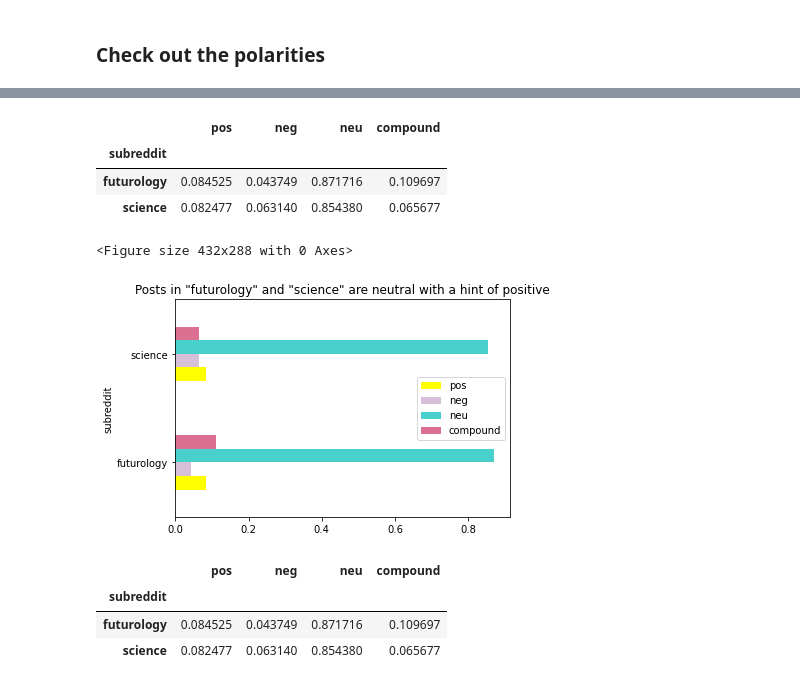
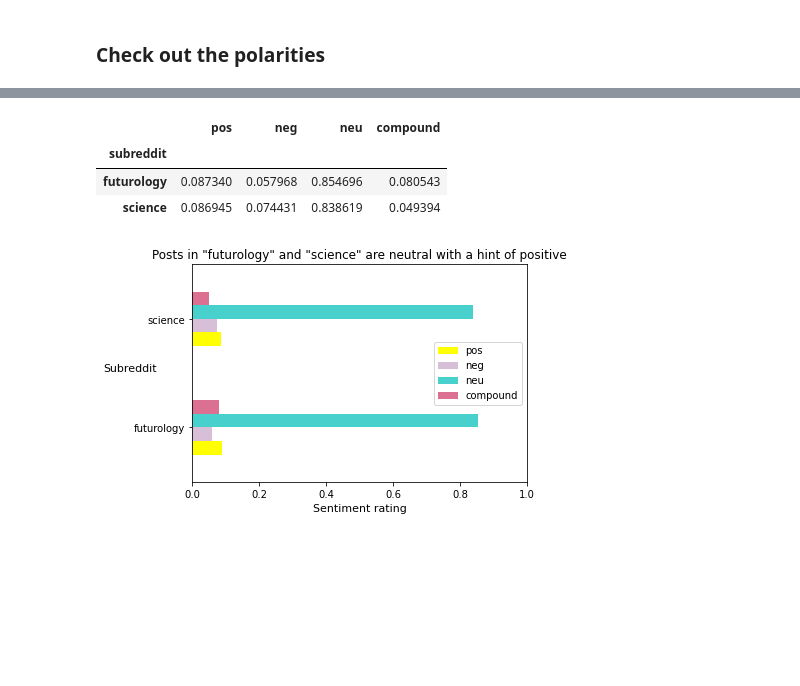
Before and after one commit to abishop17/plausible_utopia_nlp_classification_modeling, a Jupyter notebook: code/Project 3 - #3 of 3 (Sentiment Analysis) - Plausible Utopia -- Classification Modeling on Subreddits.ipynb, the cells around one changed output, grey strips where cells are left out. Saved outputs shown, nothing was run; the diff lists cells and outputs as text; code cells hidden in the pictures; blank space fills up the shorter version.

```diff
--- a/code/Project 3 - #3 of 3 (Sentiment Analysis) - Plausible Utopia -- Classification Modeling on Subreddits.ipynb
+++ b/code/Project 3 - #3 of 3 (Sentiment Analysis) - Plausible Utopia -- Classification Modeling on Subreddits.ipynb
@@ -26,9 +32,12 @@ def printmd(string):
 # %%
 # Read in the data
-subred = pd.read_csv('../data/df_with_both_subs.csv')
+subred = pd.read_csv('../data/cleaned_df_for_sentiment_analysis.csv')
+
+# Show the original shape before dropping columns
+display(subred.shape)
 
 # Keep the columns simple
 subred = subred[['title', 'subreddit']]
 
-display(pd.set_option('display.max_colwidth', 50), subred.head())
+subred.head()
 # %% [output]
@@ -144,25 +156,13 @@ subred_with_sentiment_summary_df
 # %% [output]
 |  | pos | neg | neu | compound |
 | subreddit |  |  |  |  |
-| futurology | 0.084525 | 0.043749 | 0.871716 | 0.109697 |
-| science | 0.082477 | 0.063140 | 0.854380 | 0.065677 |
+| futurology | 0.087340 | 0.057968 | 0.854696 | 0.080543 |
+| science | 0.086945 | 0.074431 | 0.838619 | 0.049394 |
 # %%
-fig = plt.figure()
-
 subred_with_sentiment_summary_df.plot(kind = 'barh', color = ['yellow', 'thistle', 'mediumturquoise', 'palevioletred'])
 plt.title('Posts in "futurology" and "science" are neutral with a hint of positive', size = 12)
-
-fig.savefig('temp.png', transparent=True)
-
-# ref: http://jonathansoma.com/lede/data-studio/matplotlib/changing-the-background-of-a-pandas-matplotlib-graph/
-# ref: https://benalexkeen.com/bar-charts-in-matplotlib/
+plt.xlabel('Sentiment rating', size = 11)
+plt.ylabel('Subreddit', size = 11, rotation = 0)
+plt.xticks(np.arange(0, 1.2, step = 0.2));
 # %% [output]
-<Figure size 432x288 with 0 Axes>
-[figure, old version]
+[figure, new version]
-# %%
-subred_with_sentiment_summary_df
-# %% [output]
-|  | pos | neg | neu | compound |
-| subreddit |  |  |  |  |
-| futurology | 0.084525 | 0.043749 | 0.871716 | 0.109697 |
-| science | 0.082477 | 0.063140 | 0.854380 | 0.065677 |
```
Also changed, not shown: parts of 13 cells of this notebook, 6 other files.
